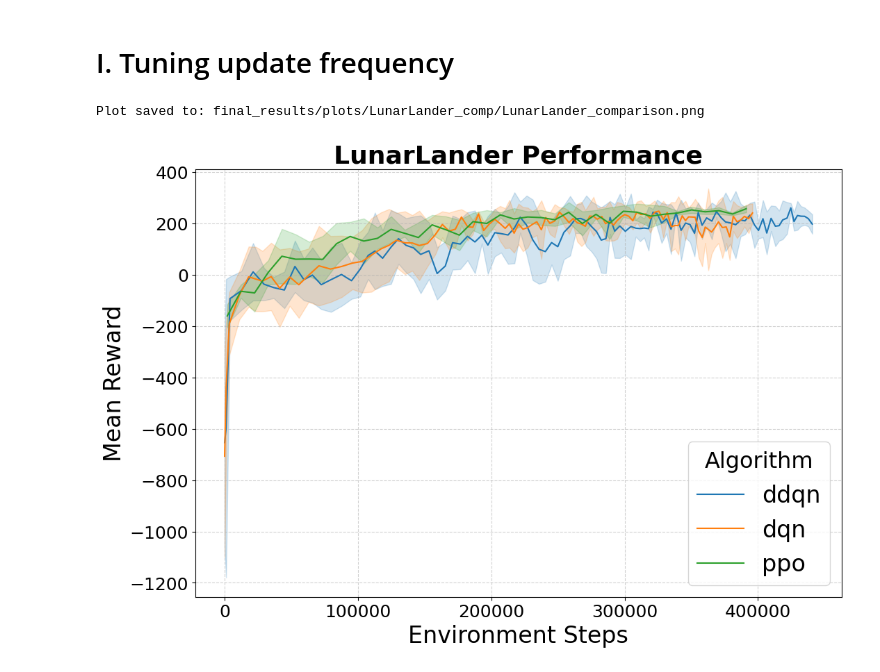
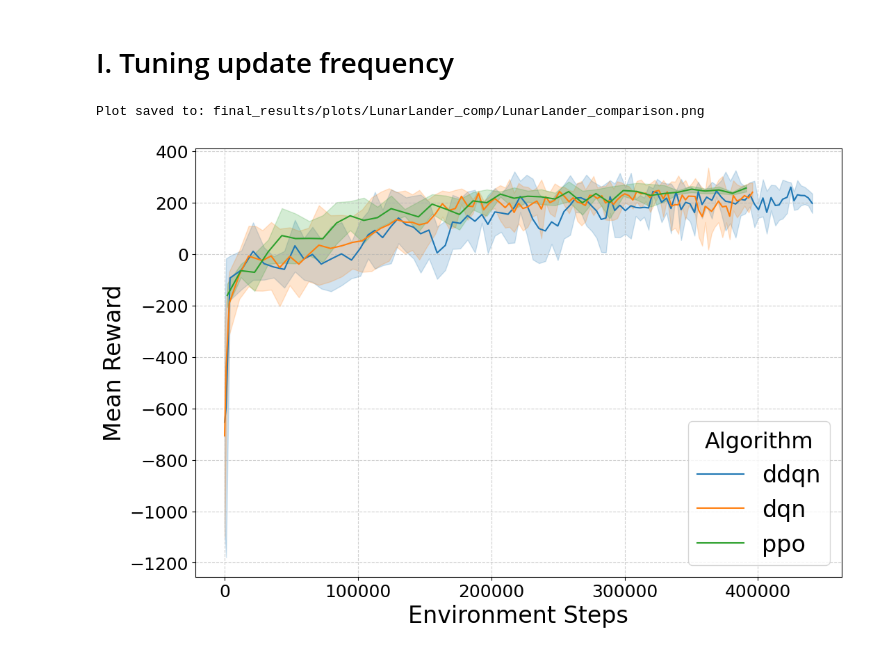
Before and after one commit to marziof/deep-rl-project, a Jupyter notebook: Env_comparison.ipynb, the cells around one changed output. Cells and saved outputs as stored; diff of their text form; code cells hidden in the pictures.

```diff
--- a/Env_comparison.ipynb
+++ b/Env_comparison.ipynb
@@ -29,12 +29,12 @@ df_combined = pd.concat(dfs, ignore_index=True)
 # %%
 
 SAVE_DIR = os.path.join("final_results", "plots", "LunarLander_comp")
 if not os.path.exists(SAVE_DIR):
     os.makedirs(SAVE_DIR)
 SAVE_PATH = os.path.join(SAVE_DIR, "LunarLander_comparison.png")
 title = "LunarLander Performance"
 env_name = "LunarLander-v3"
-plot_env_curves(df_combined, metric="eval_reward", env_name=env_name, save_path=SAVE_PATH, title=title, bin_size=5)
+plot_env_curves(df_combined, metric="eval_reward", env_name=env_name, save_path=SAVE_PATH, bin_size=5)
 # %% [output]
 Plot saved to: final_results/plots/LunarLander_comp/LunarLander_comparison.png
-[figure, old version]
+[figure, new version]
```
Also changed, not shown: 4 other files.
